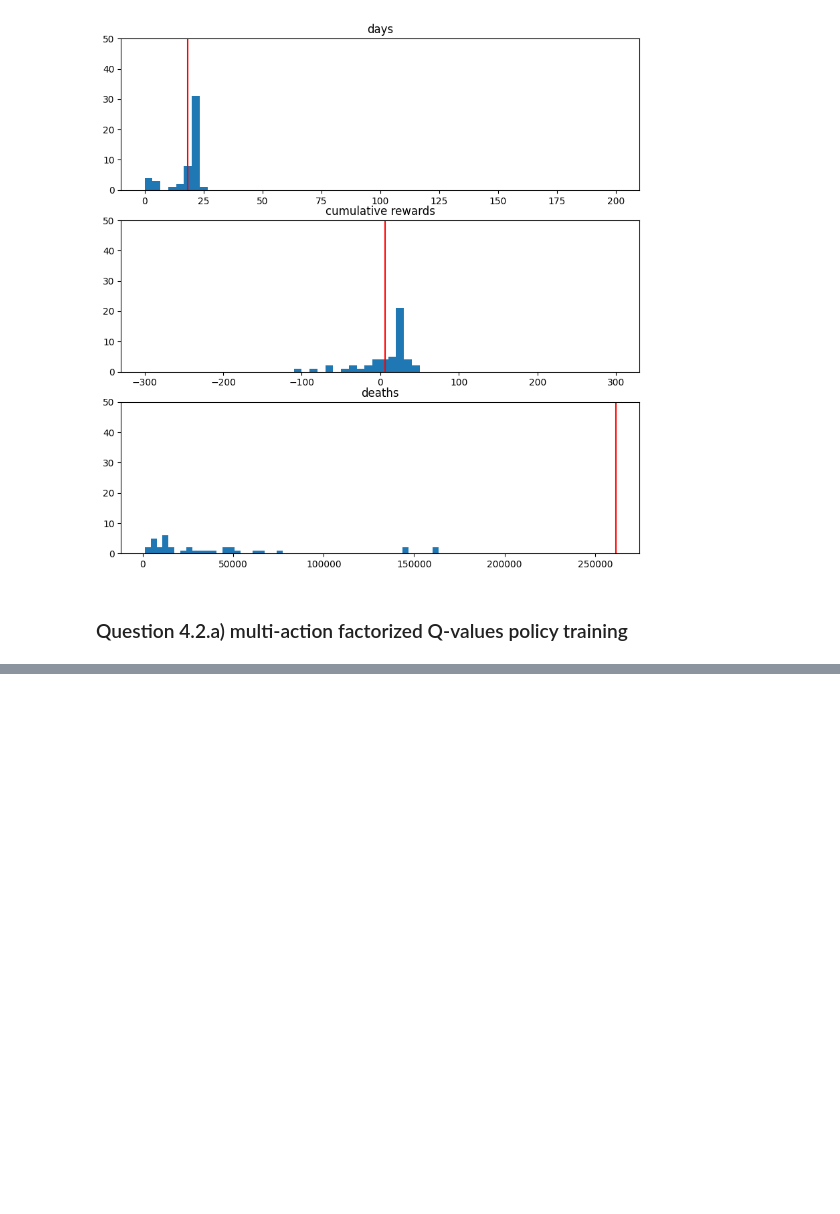
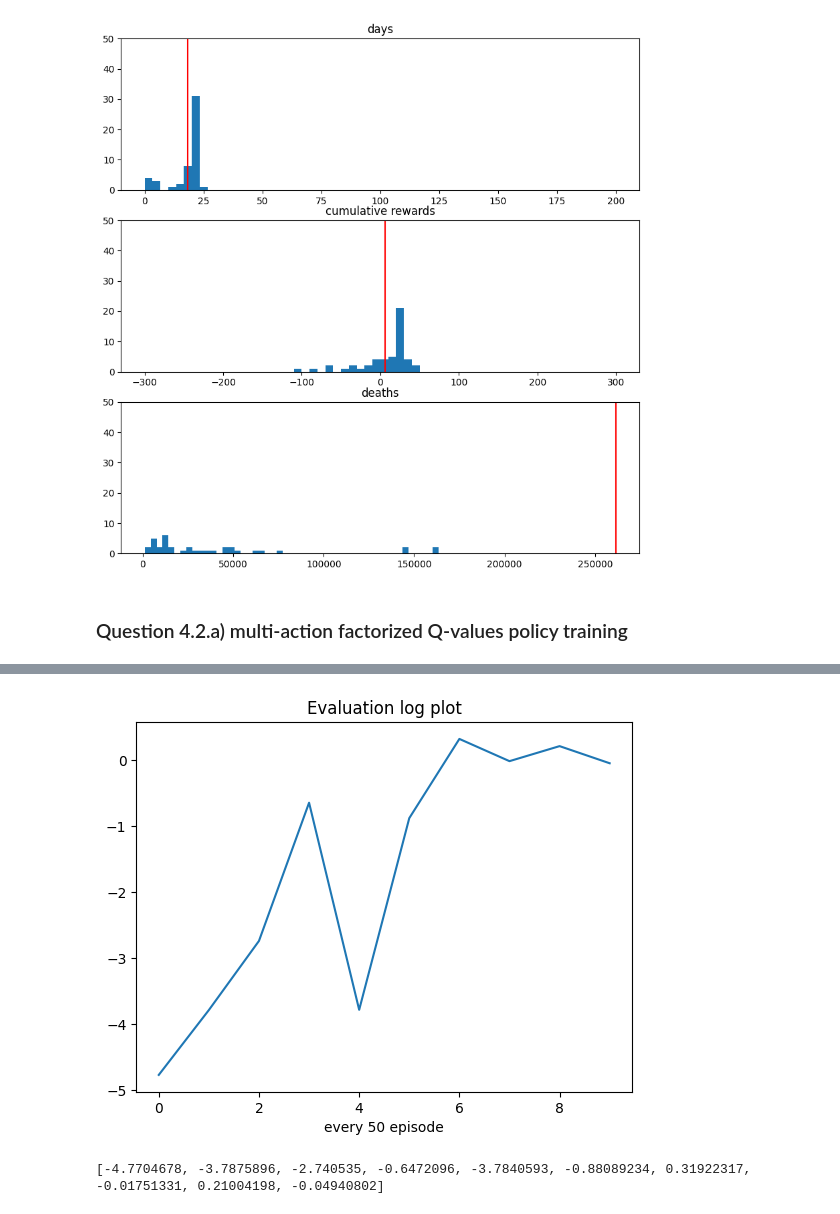
Before and after one commit to dariayakovchuk/Miniproject_DQN, a Jupyter notebook: Miniproject_DQN/notebook.ipynb, the cells around one changed output, grey strips where cells are left out. Drawn from its saved outputs; the diff is of its cells as text; code cells hidden in the pictures; blank space fills up the shorter version.

```diff
--- a/Miniproject_DQN/notebook.ipynb
+++ b/Miniproject_DQN/notebook.ipynb
@@ -785,0 +925,9 @@ run_experiment(agent, 50)
+# %%
+plt.plot(log_eval)
+plt.title("Evaluation log plot")
+plt.xlabel("every 50 episode")
+plt.show();
+print(log_eval)
+# %% [output]
+[figure, added]
+[-4.7704678, -3.7875896, -2.740535, -0.6472096, -3.7840593, -0.88089234, 0.31922317, -0.01751331, 0.21004198, -0.04940802]
```
Also changed, not shown: parts of 12 cells of this notebook.
